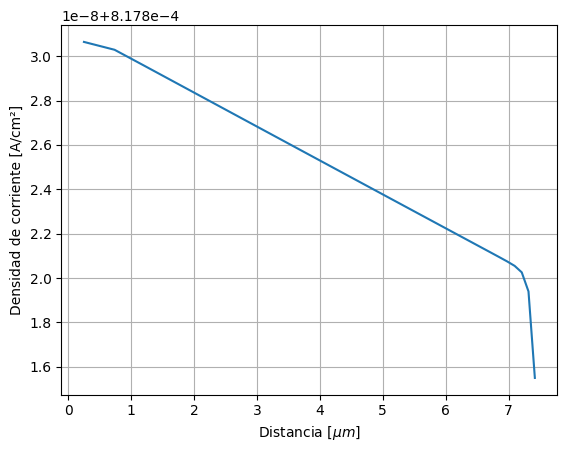
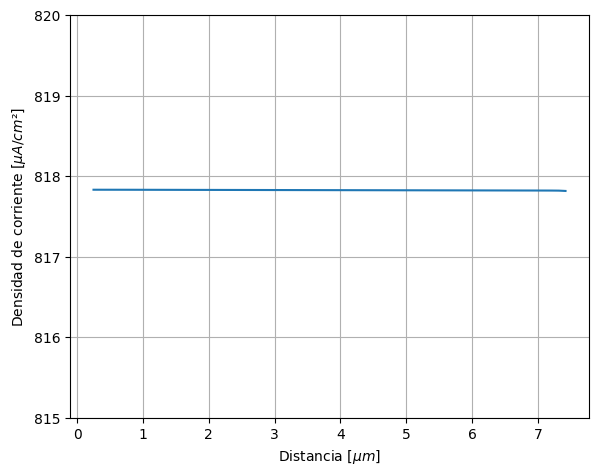
The notebook cell's code change between the first figure and the second:
--- before
+++ after
@@ -7,7 +7,23 @@
 Jp_arr_Vamax = q * mu_p * E_mid_Vamax * p_mid_Vamax
 plt.figure()
-plt.plot(1e4 * x_mid_Vamax[:idx_xp_Va_max-30], Jp_arr_Vamax[:idx_xp_Va_max-30], label='Corriente de arrastre')
-plt.ylabel('Densidad de corriente [A/cm²]')
+plt.plot(1e4 * x_mid_Vamax[:idx_xp_Va_max-30], 1e6*Jp_arr_Vamax[:idx_xp_Va_max-30], label='Corriente de arrastre')
+plt.ylabel(r'Densidad de corriente [$\mu A/cm²$]')
 plt.xlabel(r"Distancia [$\mu m$]")
 plt.grid()
+
+# 1. Obtén el eje actual
+ax = plt.gca()
+
+# 2. Configura el formateador (cambia 'yaxis' por 'xaxis' si es el eje horizontal)
+formatter = ax.yaxis.get_major_formatter()
+
+# 3. Desactiva el offset y activa el texto matemático
+formatter.set_useOffset(False)
+plt.ticklabel_format(style='sci', useOffset=False, axis='both')
+
+
+plt.tight_layout()
+plt.ylim([815,820])
+plt.savefig("res/fig_10_qnr_p.pdf")
+
 plt.show()

Commit: Semana 14 1c2026